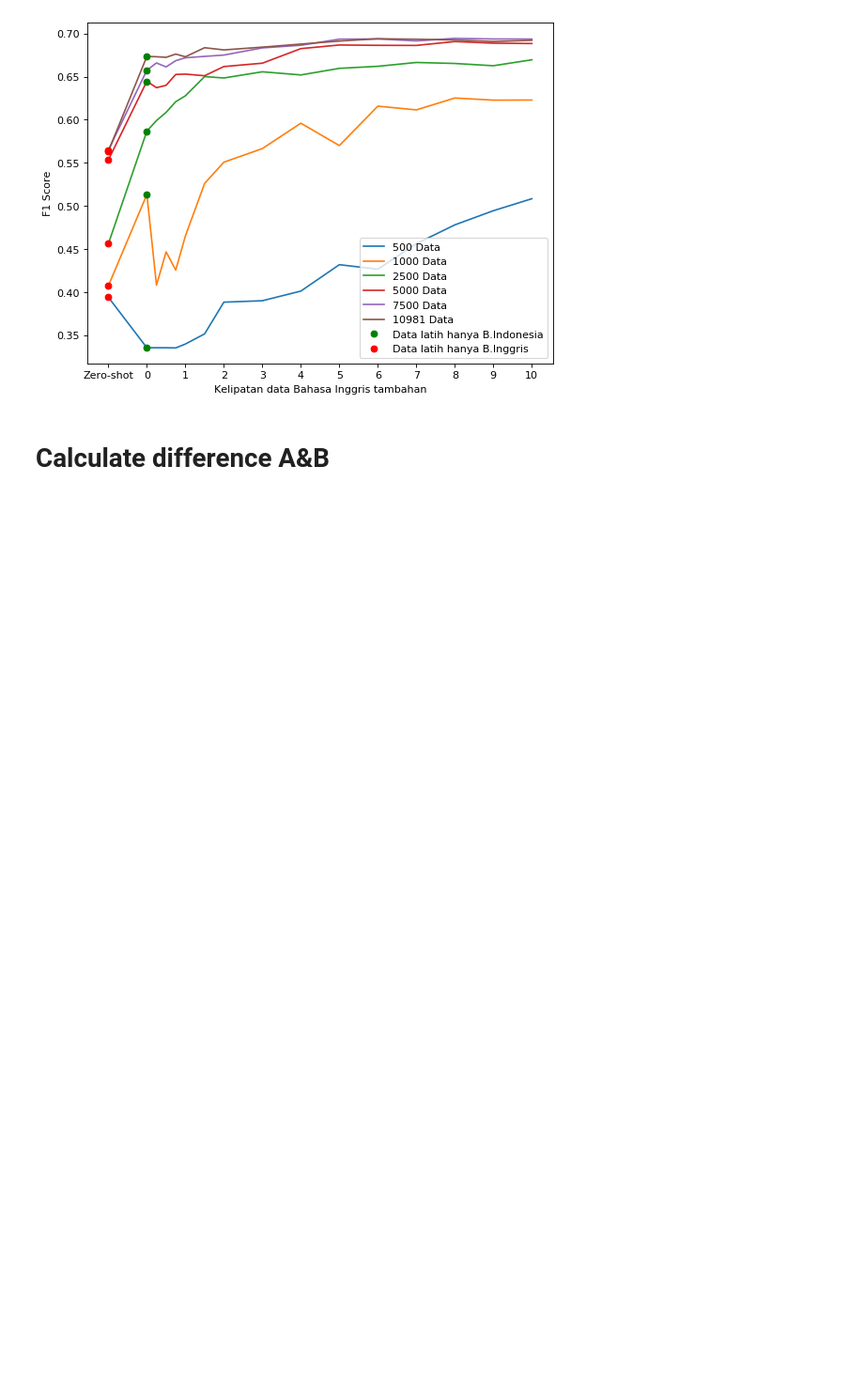
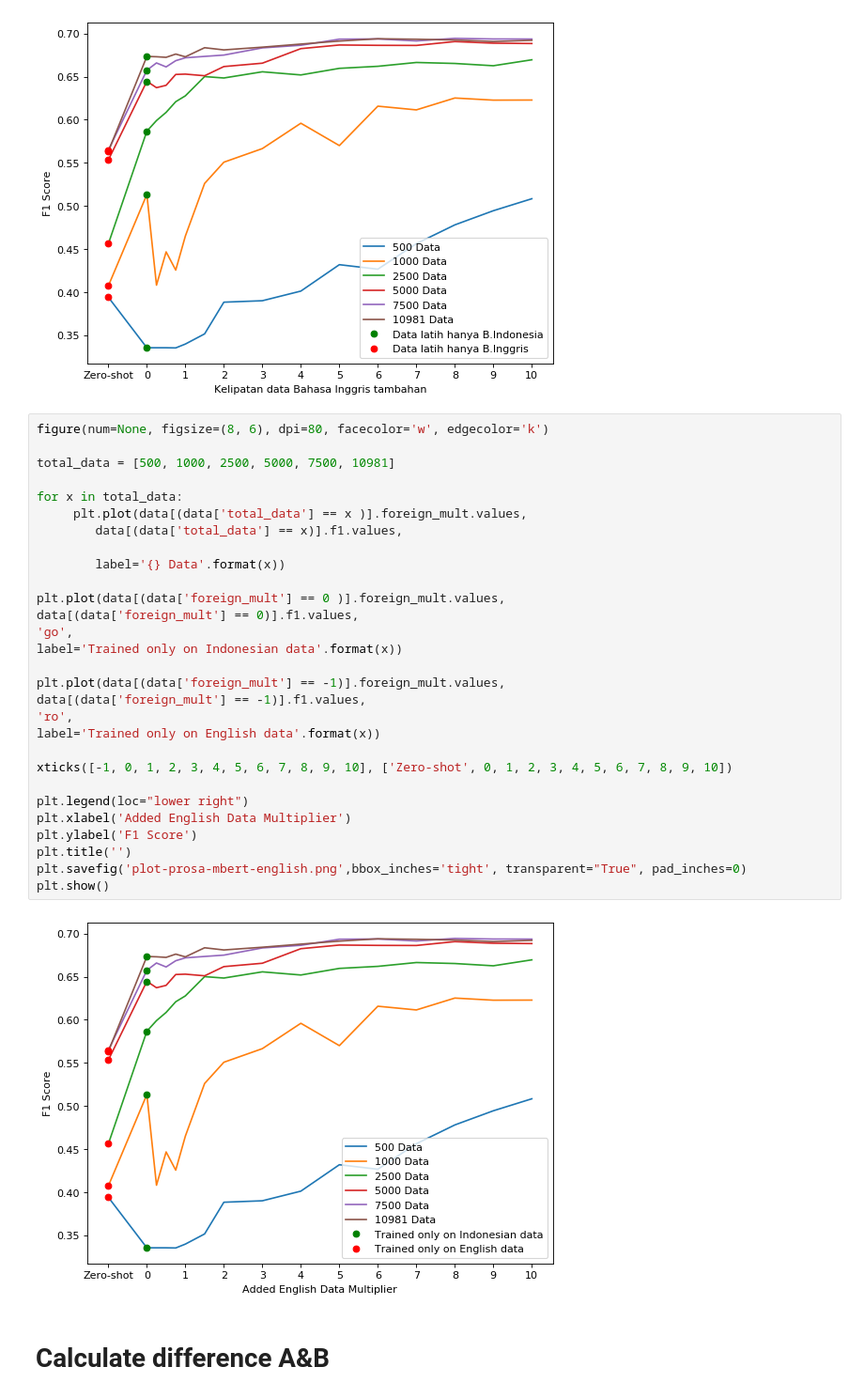
Before and after one commit to ilhamfp/indonesian-text-classification-multilingual, a Jupyter notebook: notebooks/result_analysis/fine_tune_head_simpler/prosa/mbert/Plot Result Prosa mBERT.ipynb, the cells around one changed output. Shown: that part at 94% size. Drawn from its saved outputs; the diff is of its cells as text; blank space fills up the shorter version.

```diff
--- a/notebooks/result_analysis/fine_tune_head_simpler/prosa/mbert/Plot Result Prosa mBERT.ipynb
+++ b/notebooks/result_analysis/fine_tune_head_simpler/prosa/mbert/Plot Result Prosa mBERT.ipynb
@@ -89,6 +89,37 @@ plt.savefig('plot.png')
 plt.show()
 # %% [output]
 [figure]
+# %%
+figure(num=None, figsize=(8, 6), dpi=80, facecolor='w', edgecolor='k')
+
+total_data = [500, 1000, 2500, 5000, 7500, 10981]
+
+for x in total_data:
+     plt.plot(data[(data['total_data'] == x )].foreign_mult.values,
+        data[(data['total_data'] == x)].f1.values,
+
+        label='{} Data'.format(x))
+
+plt.plot(data[(data['foreign_mult'] == 0 )].foreign_mult.values,
+data[(data['foreign_mult'] == 0)].f1.values,
+'go',
+label='Trained only on Indonesian data'.format(x))
+
+plt.plot(data[(data['foreign_mult'] == -1)].foreign_mult.values,
+data[(data['foreign_mult'] == -1)].f1.values,
+'ro',
+label='Trained only on English data'.format(x))
+
+xticks([-1, 0, 1, 2, 3, 4, 5, 6, 7, 8, 9, 10], ['Zero-shot', 0, 1, 2, 3, 4, 5, 6, 7, 8, 9, 10])
+
+plt.legend(loc="lower right")
+plt.xlabel('Added English Data Multiplier')
+plt.ylabel('F1 Score')
+plt.title('')
+plt.savefig('plot-prosa-mbert-english.png',bbox_inches='tight', transparent="True", pad_inches=0)
+plt.show()
+# %% [output]
+[figure, added]
 # %% [markdown]
 # Calculate difference A&B
 # %%
```
Also changed, not shown: 25 other files.
